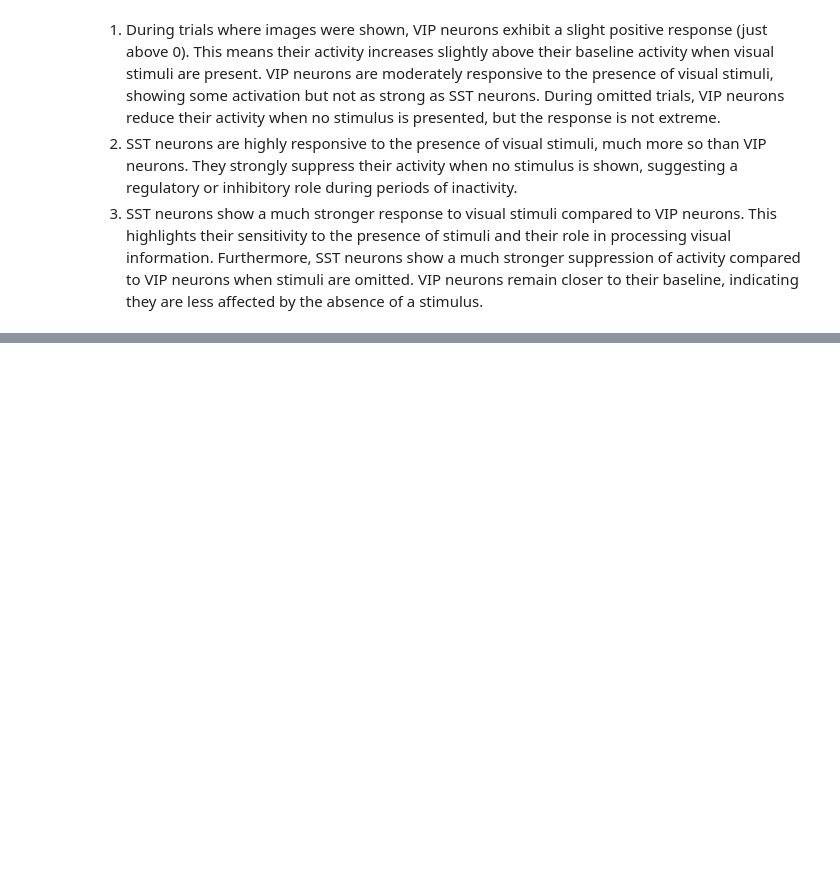
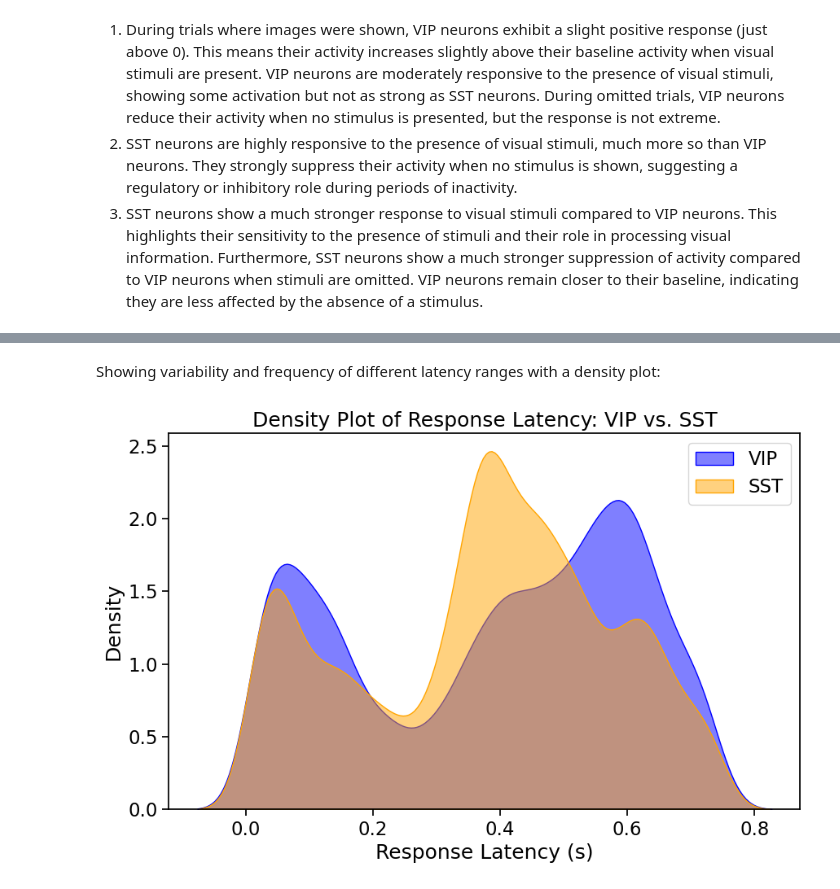
Before and after one commit to EugOT/CN-pr-Allen-Brain, a Jupyter notebook: analysis_differences_vip_sst.ipynb, the cells around one changed output, grey strips where cells are left out. Cells and saved outputs as stored; diff of their text form; code cells hidden in the pictures; blank space fills up the shorter version.

```diff
--- a/analysis_differences_vip_sst.ipynb
+++ b/analysis_differences_vip_sst.ipynb
@@ -268,0 +305,13 @@ Furthermore, SST neurons show a much stronger suppression of activity compared t
+# %% [markdown]
+Showing variability and frequency of different latency ranges with a density plot:
+# %%
+plt.figure(figsize=(10, 6))
+sns.kdeplot(vip_data['response_latency'], label="VIP", color="blue", fill=True, alpha=0.5)
+sns.kdeplot(sst_data['response_latency'], label="SST", color="orange", fill=True, alpha=0.5)
+plt.xlabel("Response Latency (s)")
+plt.ylabel("Density")
+plt.title("Density Plot of Response Latency: VIP vs. SST")
+plt.legend()
+plt.show()
+# %% [output]
+[figure, added]
```
Also changed, not shown: parts of 6 cells of this notebook.
